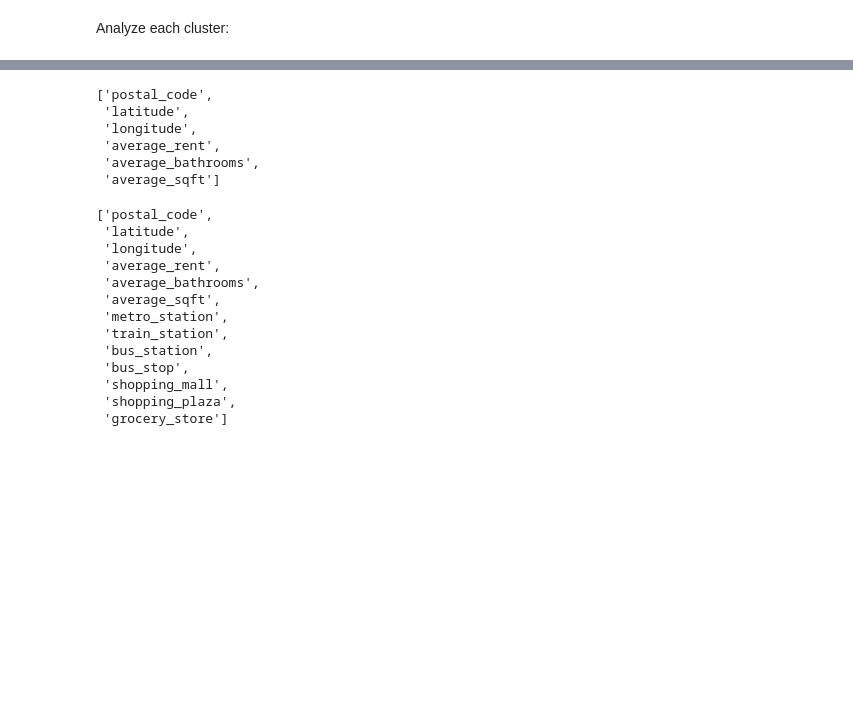
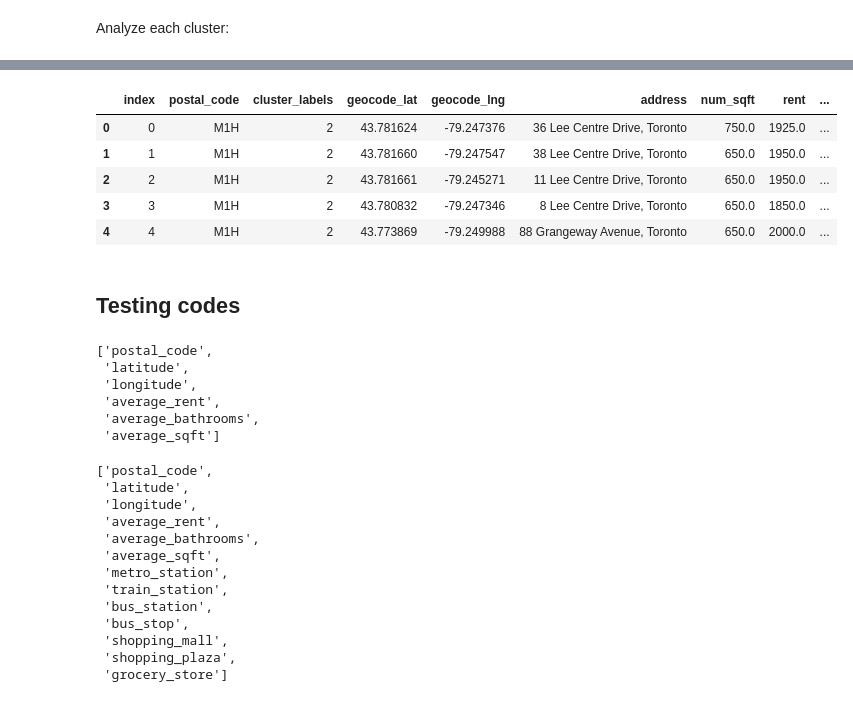
Before and after one commit to daniel8691/rental-housing-toronto, a Jupyter notebook: Toronto rental market.ipynb, the cells around one changed output, grey strips where cells are left out. Cells and saved outputs as stored; diff of their text form; code cells hidden in the pictures; blank space fills up the shorter version.

```diff
--- a/Toronto rental market.ipynb
+++ b/Toronto rental market.ipynb
@@ -973,0 +1010,3 @@ transposed_complete_df.to_csv("transposed_complete_df.csv", index= False)
+# %%
+import sqlite3
+cnx = sqlite3.connect("rent_toronto.db")
@@ -974,3 +1015,14 @@ transposed_complete_df.to_csv("transposed_complete_df.csv", index= False)
+# %%
+pd.read_sql("SELECT * FROM toronto_df LIMIT 5", cnx)
+# %% [output]
+|  | index | postal_code | cluster_labels | geocode_lat | geocode_lng | address | num_sqft | rent | ... |
+| 0 | 0 | M1H | 2 | 43.781624 | -79.247376 | 36 Lee Centre Drive, Toronto | 750.0 | 1925.0 | ... |
+| 1 | 1 | M1H | 2 | 43.781660 | -79.247547 | 38 Lee Centre Drive, Toronto | 650.0 | 1950.0 | ... |
+| 2 | 2 | M1H | 2 | 43.781661 | -79.245271 | 11 Lee Centre Drive, Toronto | 650.0 | 1950.0 | ... |
+| 3 | 3 | M1H | 2 | 43.780832 | -79.247346 | 8 Lee Centre Drive, Toronto | 650.0 | 1850.0 | ... |
+| 4 | 4 | M1H | 2 | 43.773869 | -79.249988 | 88 Grangeway Avenue, Toronto | 650.0 | 2000.0 | ... |
+# %% [markdown]
+## Testing codes
 # %%
 random_df = loop_toronto.loc[loop_toronto['postal_code'] == loop_toronto['postal_code'][0]].T
 # %%
```
Also changed, not shown: parts of 7 cells of this notebook, 2 other files.
